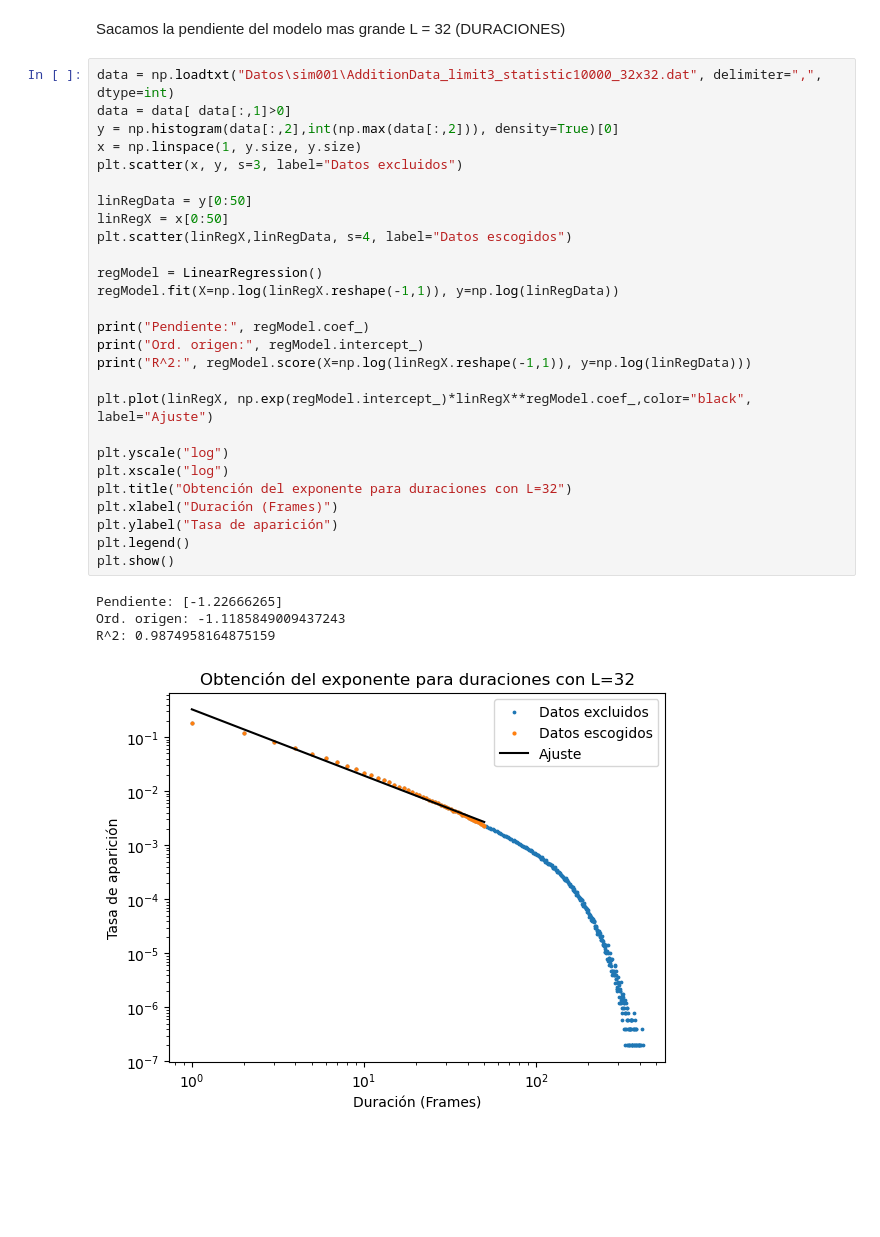
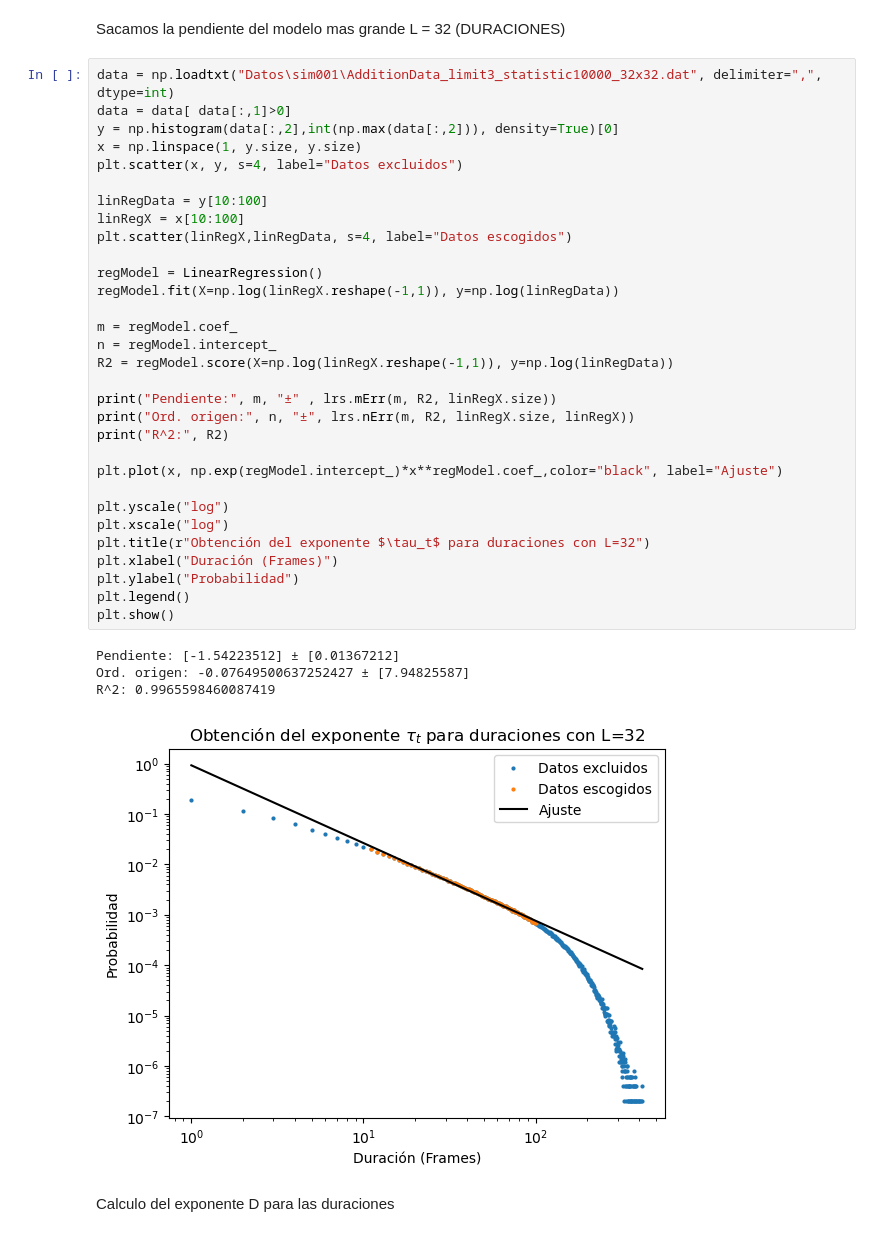
Before and after one commit to JLSM02/SOC, a Jupyter notebook: analisis1.ipynb, the cells around one changed output. Saved outputs shown, nothing was run; the diff lists cells and outputs as text; blank space fills up the shorter version.

```diff
--- a/analisis1.ipynb
+++ b/analisis1.ipynb
@@ -81,32 +146,38 @@ Sacamos la pendiente del modelo mas grande L = 32 (DURACIONES)
 # %%
 data = np.loadtxt("Datos\sim001\AdditionData_limit3_statistic10000_32x32.dat", delimiter=",", dtype=int)
 data = data[ data[:,1]>0]
 y = np.histogram(data[:,2],int(np.max(data[:,2])), density=True)[0]
 x = np.linspace(1, y.size, y.size)
-plt.scatter(x, y, s=3, label="Datos excluidos")
+plt.scatter(x, y, s=4, label="Datos excluidos")
 
-linRegData = y[0:50]
-linRegX = x[0:50]
+linRegData = y[10:100]
+linRegX = x[10:100]
 plt.scatter(linRegX,linRegData, s=4, label="Datos escogidos")
 
 regModel = LinearRegression()
 regModel.fit(X=np.log(linRegX.reshape(-1,1)), y=np.log(linRegData))
 
-print("Pendiente:", regModel.coef_)
-print("Ord. origen:", regModel.intercept_)
-print("R^2:", regModel.score(X=np.log(linRegX.reshape(-1,1)), y=np.log(linRegData)))
+m = regModel.coef_
+n = regModel.intercept_
+R2 = regModel.score(X=np.log(linRegX.reshape(-1,1)), y=np.log(linRegData))
 
-plt.plot(linRegX, np.exp(regModel.intercept_)*linRegX**regModel.coef_,color="black", label="Ajuste")
+print("Pendiente:", m, "±" , lrs.mErr(m, R2, linRegX.size))
+print("Ord. origen:", n, "±", lrs.nErr(m, R2, linRegX.size, linRegX))
+print("R^2:", R2)
+
+plt.plot(x, np.exp(regModel.intercept_)*x**regModel.coef_,color="black", label="Ajuste")
 
 plt.yscale("log")
 plt.xscale("log")
-plt.title("Obtención del exponente para duraciones con L=32")
+plt.title(r"Obtención del exponente $\tau_t$ para duraciones con L=32")
 plt.xlabel("Duración (Frames)")
-plt.ylabel("Tasa de aparición")
+plt.ylabel("Probabilidad")
 plt.legend()
 plt.show()
 # %% [output]
-Pendiente: [-1.22666265]
-Ord. origen: -1.1185849009437243
-R^2: 0.9874958164875159
+Pendiente: [-1.54223512] ± [0.01367212]
+Ord. origen: -0.07649500637252427 ± [7.94825587]
+R^2: 0.9965598460087419
-[figure, old version]
+[figure, new version]
+# %% [markdown]
+Calculo del exponente D para las duraciones
```
Also changed, not shown: parts of 17 cells of this notebook, 6 other files.
